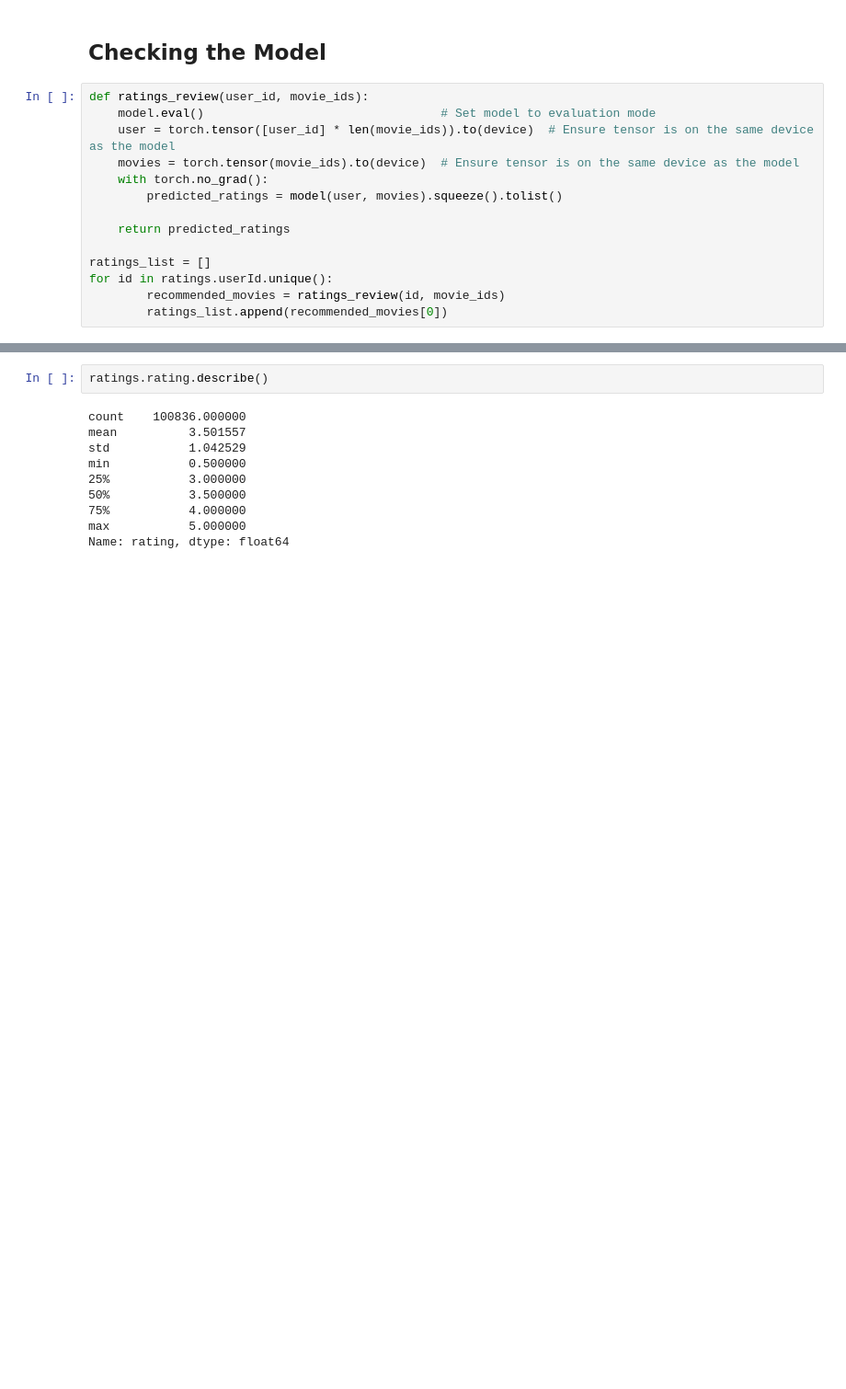
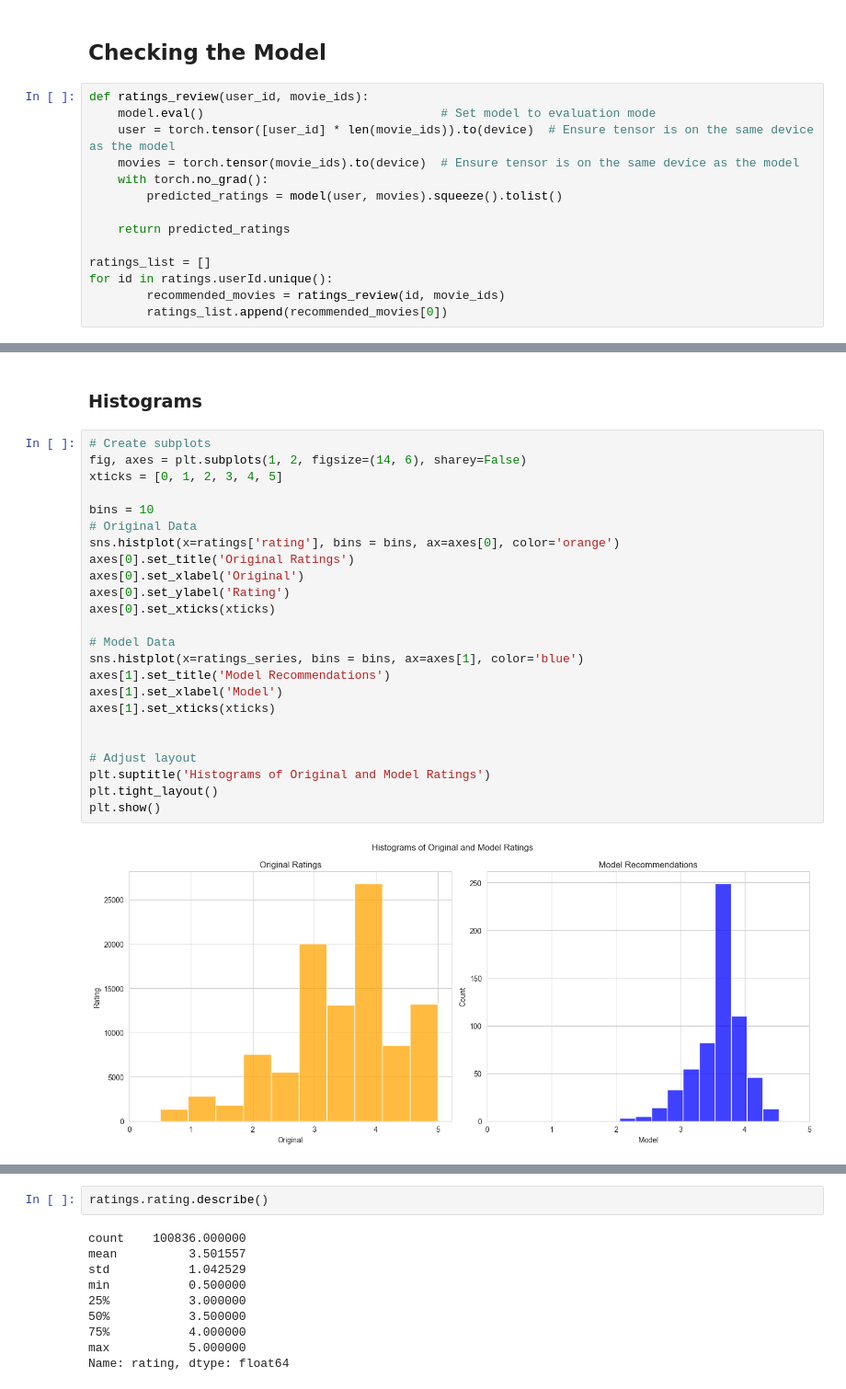
Before and after one commit to scottpitcher/Customer_RecommendationSystem, a Jupyter notebook: main.ipynb, the cells around one changed output, grey strips where cells are left out. Shown at 92% size. Cells and saved outputs as stored; diff of their text form; blank space fills up the shorter version.

```diff
--- a/main.ipynb
+++ b/main.ipynb
@@ -247,3 +332,31 @@ plt.show()
+# %% [markdown]
+### Histograms
+# %%
+# Create subplots
+fig, axes = plt.subplots(1, 2, figsize=(14, 6), sharey=False)
+xticks = [0, 1, 2, 3, 4, 5]
+
+bins = 10
+# Original Data
+sns.histplot(x=ratings['rating'], bins = bins, ax=axes[0], color='orange')
+axes[0].set_title('Original Ratings')
+axes[0].set_xlabel('Original')
+axes[0].set_ylabel('Rating')
+axes[0].set_xticks(xticks)
+
+# Model Data
+sns.histplot(x=ratings_series, bins = bins, ax=axes[1], color='blue')
+axes[1].set_title('Model Recommendations')
+axes[1].set_xlabel('Model')
+axes[1].set_xticks(xticks)
+
+
+# Adjust layout
+plt.suptitle('Histograms of Original and Model Ratings')
+plt.tight_layout()
+plt.show()
+# %% [output]
+[figure, added]
 # %%
 ratings_series = pd.Series(ratings_list)
 ratings_series.describe()
```
Also changed, not shown: parts of 25 cells of this notebook.
